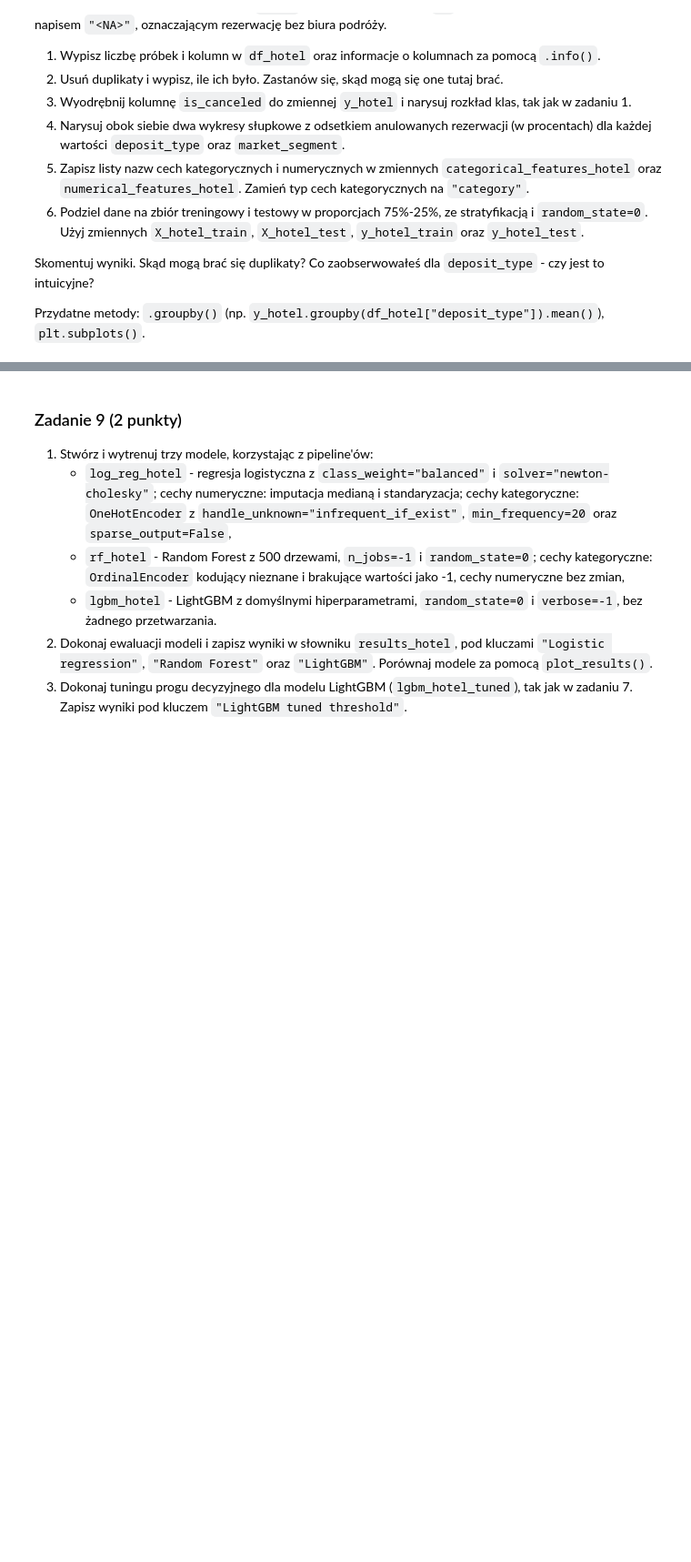
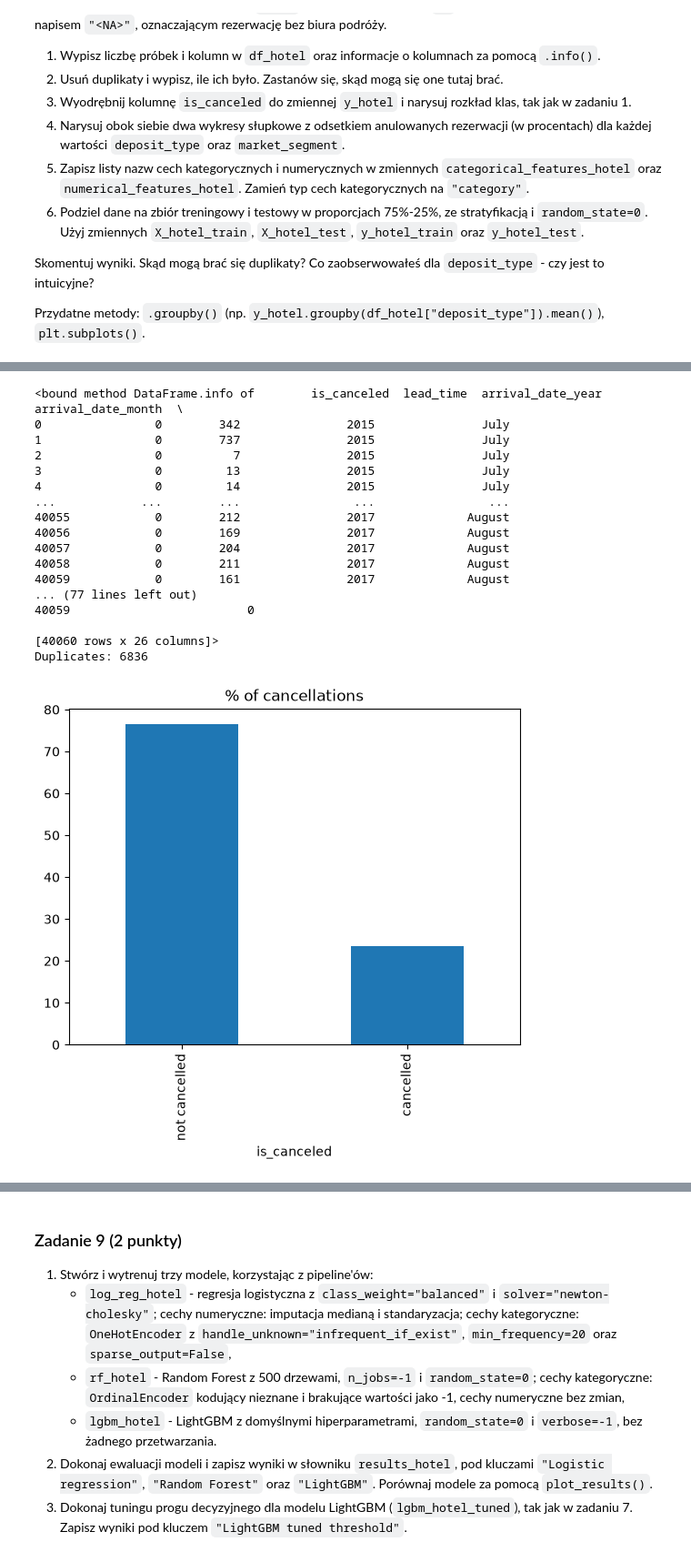
Before and after one commit to tosu-doku/podstawy-sztucznej-inteligencji, a Jupyter notebook: lab2/lab_2.ipynb, the cells around one changed output, grey strips where cells are left out. Shown at 91% size. Cells and saved outputs as stored; diff of their text form; code cells hidden in the pictures; blank space fills up the shorter version.

```diff
--- a/lab2/lab_2.ipynb
+++ b/lab2/lab_2.ipynb
@@ -1595,0 +1566,62 @@ TypeError: cannot unpack non-iterable ellipsis object
+# %%
+# number of samples and columns, information about columns
+print(df_hotel.info)
+
+# duplicates
+n_duplicates_hotel = df_hotel.duplicated().sum()
+df_hotel = df_hotel.drop_duplicates()
+print(f"Duplicates: {n_duplicates_hotel}")
+
+
+# extract labels and calculate class percentages
+if('is_canceled' in df_hotel):
+    y_hotel = df_hotel.pop('is_canceled')
+
+
+# bar plot
+y_hotel_pct = y_hotel.value_counts(normalize=True).mul(100)
+y_hotel_pct.rename({0: "not cancelled", 1: "cancelled"}).plot.bar().set_title("% of cancellations")
+
+
+# cancellation rates for deposit_type and market_segment
+deposit_type = y_hotel.groupby(df_hotel["deposit_type"]).mean().mul(100)
+market_segment = y_hotel.groupby(df_hotel["market_segment"]).mean().mul(100)
+
+fig, axes = plt.subplots(1, 2, figsize = (8,8))
+deposit_type.plot.bar(ax=axes[0])
+market_segment.plot.bar(ax=axes[1])
+axes[0].set_title("Cancellation rates by deposit_type")
+axes[1].set_title("Cancellation rates by market_segment")
+
+
+# feature types
+categorical_features_hotel = df_hotel.select_dtypes(exclude="number").columns
+# Zamień typ cech kategorycznych na `"category"`.
+df_hotel[categorical_features_hotel] = df_hotel[categorical_features_hotel].astype("category")
+
+numerical_features_hotel = df_hotel.select_dtypes(include="number").columns
+
+# print( df_hotel["deposit_type"].value_counts())
+# print( y_hotel.groupby(df_hotel["deposit_type"]).value_counts())
+
+# train-test split
+X_hotel_train, X_hotel_test, y_hotel_train, y_hotel_test = train_test_split(df_hotel, y_hotel, test_size=0.25, random_state=0, stratify=y_hotel)
+# %% [output]
+<bound method DataFrame.info of        is_canceled  lead_time  arrival_date_year arrival_date_month  \
+0                0        342               2015               July
+1                0        737               2015               July
+2                0          7               2015               July
+3                0         13               2015               July
+4                0         14               2015               July
+...            ...        ...                ...                ...
+40055            0        212               2017             August
+40056            0        169               2017             August
+40057            0        204               2017             August
+40058            0        211               2017             August
+40059            0        161               2017             August
+... (77 lines left out)
+40059                         0
+
+[40060 rows x 26 columns]>
+Duplicates: 6836
+[figure, added]
```
Also changed, not shown: parts of 21 cells of this notebook.
